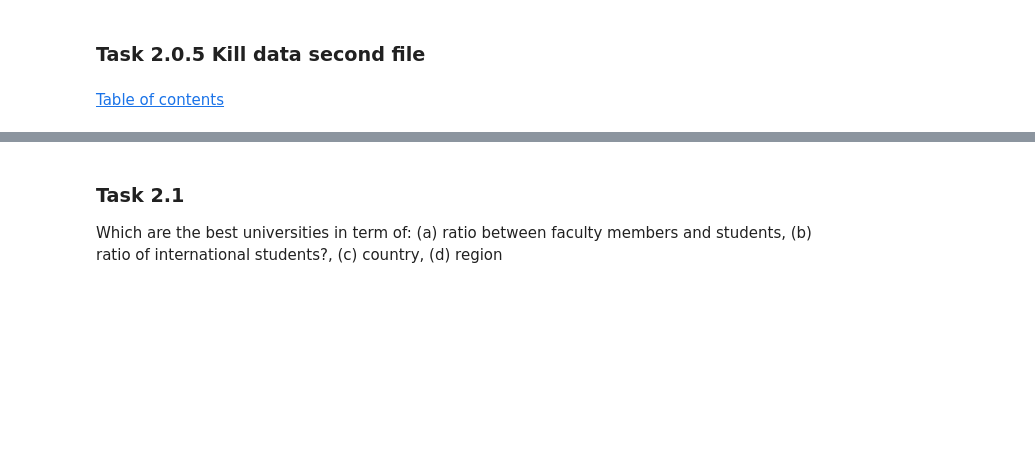
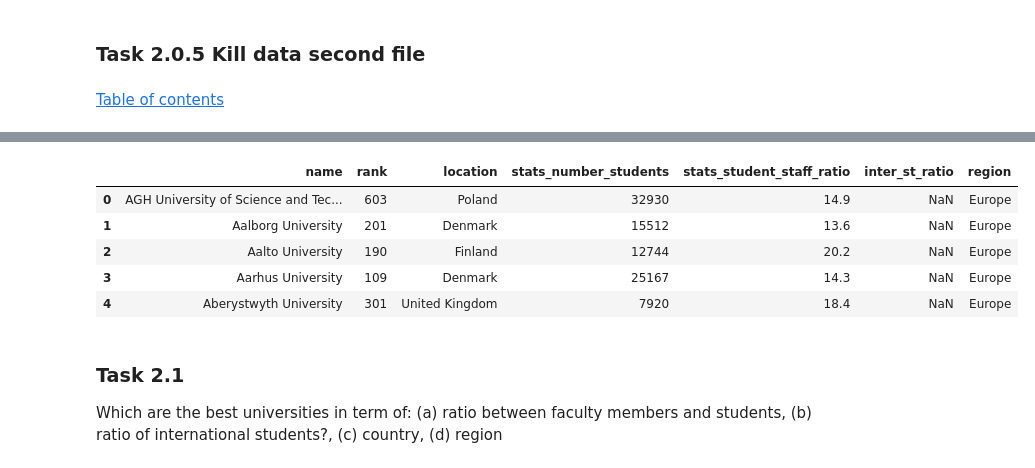
Before and after one commit to IsaacLeimgruber/ADA_labs_repo, a Jupyter notebook: 02 - Data from the Web/hw02_isaac.ipynb, the cells around one changed output, grey strips where cells are left out. Saved outputs shown, nothing was run; the diff lists cells and outputs as text; code cells hidden in the pictures; blank space fills up the shorter version.

```diff
--- a/02 - Data from the Web/hw02_isaac.ipynb
+++ b/02 - Data from the Web/hw02_isaac.ipynb
@@ -745,3 +814,20 @@ univ_tot_df2.head()
+# %%
+# For the regions, we have a problem because they are neither given in the data and neither in the url.
+# So we think that it's better to add a col and take the ragion form the first url www.topuniversities.com
+# if they exists
+
+univ_tot2_df2 = univ_tot_df2.set_index('name').join(univ_tot_df.set_index('title'))
+univ_tot2_df2 = univ_tot2_df2.drop('country', 1).drop('rank_display', 1).drop('inter_st', 1).drop('students', 1).drop('inter_fac', 1).drop('fac', 1)
+univ_tot2_df2 = univ_tot2_df2.reset_index()
+univ_tot2_df2.columns = ['name', 'rank', 'location', 'stats_number_students', 'stats_student_staff_ratio','inter_st_ratio' , 'region']
+univ_tot2_df2.head()
+# %% [output]
+|  | name | rank | location | stats_number_students | stats_student_staff_ratio | inter_st_ratio | region |
+| 0 | AGH University of Science and Tec... | 603 | Poland | 32930 | 14.9 | NaN | Europe |
+| 1 | Aalborg University | 201 | Denmark | 15512 | 13.6 | NaN | Europe |
+| 2 | Aalto University | 190 | Finland | 12744 | 20.2 | NaN | Europe |
+| 3 | Aarhus University | 109 | Denmark | 25167 | 14.3 | NaN | Europe |
+| 4 | Aberystwyth University | 301 | United Kingdom | 7920 | 18.4 | NaN | Europe |
 # %% [markdown]
 ### Task 2.1
 
```
Also changed, not shown: parts of 22 cells of this notebook.
